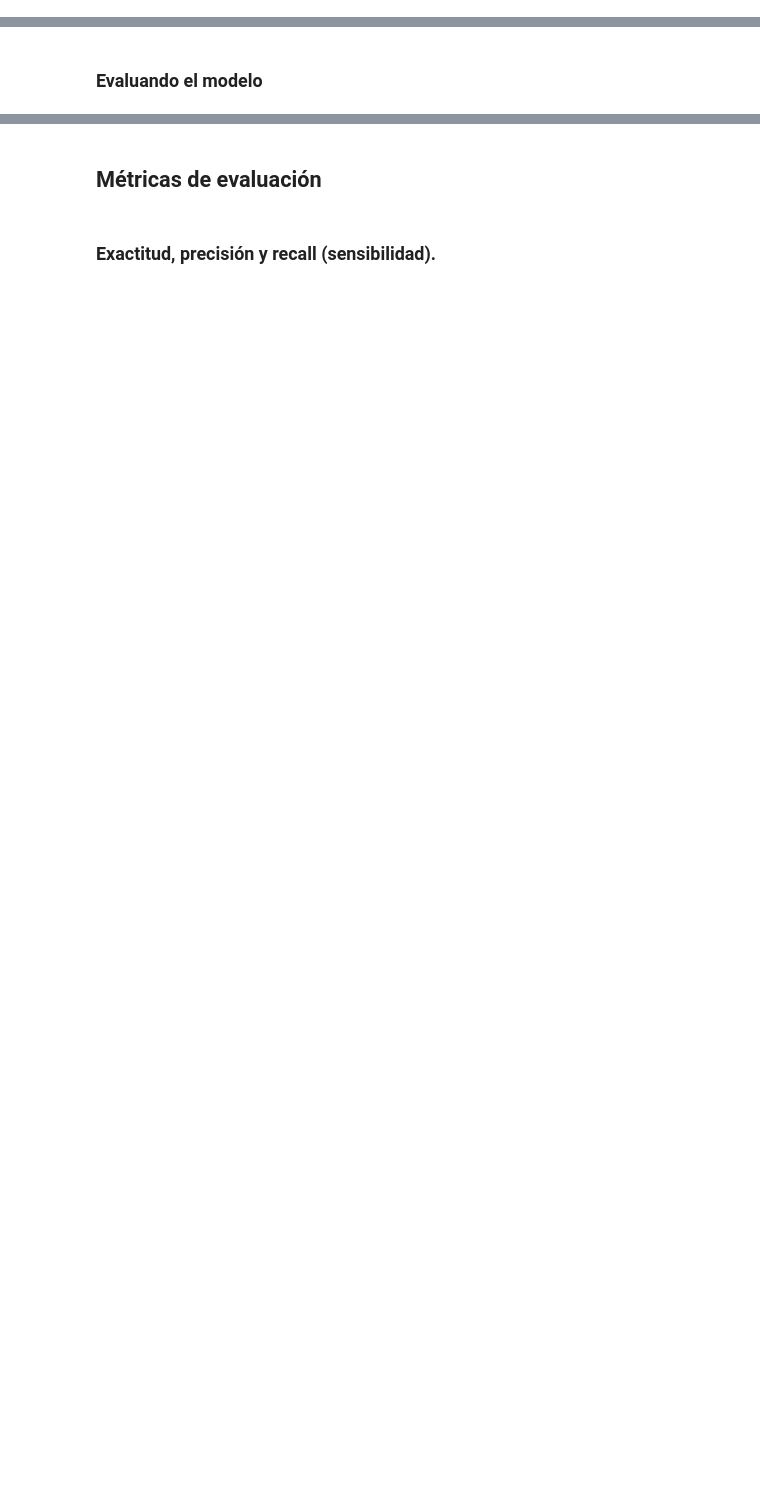
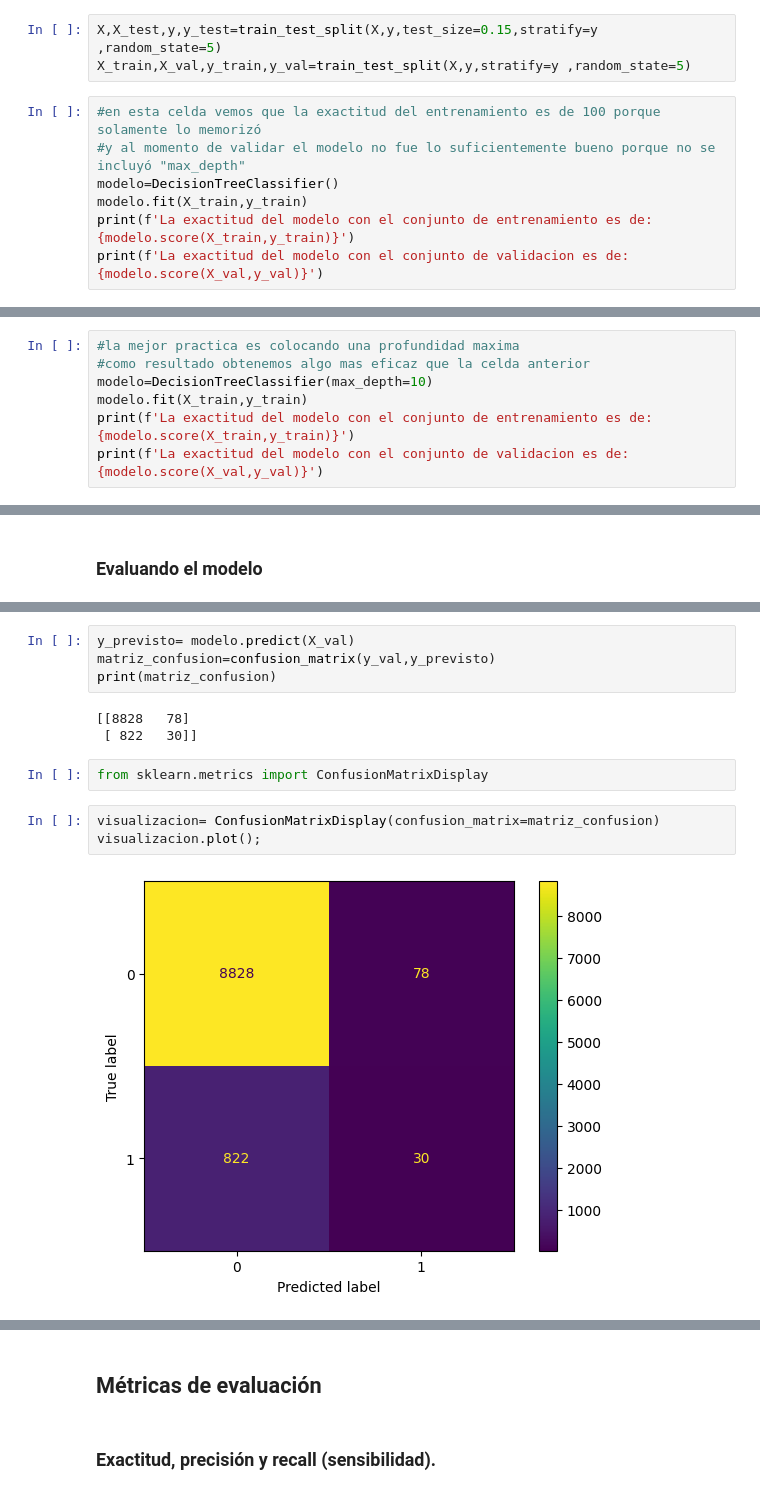
Before and after one commit to Ivan8Garcia/data-science, a Jupyter notebook: Clasificacion_validacion_y_metricas.ipynb, the cells around one changed output, grey strips where cells are left out. Cells and saved outputs as stored; diff of their text form; blank space fills up the shorter version.

```diff
--- a/Clasificacion_validacion_y_metricas.ipynb
+++ b/Clasificacion_validacion_y_metricas.ipynb
@@ -32,0 +70,10 @@ Con el objetivo de verificar la capacidad de generalización de un modelo, debem
+# %%
+X,X_test,y,y_test=train_test_split(X,y,test_size=0.15,stratify=y ,random_state=5)
+X_train,X_val,y_train,y_val=train_test_split(X,y,stratify=y ,random_state=5)
+# %%
+#en esta celda vemos que la exactitud del entrenamiento es de 100 porque solamente lo memorizó
+#y al momento de validar el modelo no fue lo suficientemente bueno porque no se incluyó "max_depth"
+modelo=DecisionTreeClassifier()
+modelo.fit(X_train,y_train)
+print(f'La exactitud del modelo con el conjunto de entrenamiento es de: {modelo.score(X_train,y_train)}')
+print(f'La exactitud del modelo con el conjunto de validacion es de: {modelo.score(X_val,y_val)}')
@@ -32,0 +83,7 @@ Con el objetivo de verificar la capacidad de generalización de un modelo, debem
+# %%
+#la mejor practica es colocando una profundidad maxima
+#como resultado obtenemos algo mas eficaz que la celda anterior
+modelo=DecisionTreeClassifier(max_depth=10)
+modelo.fit(X_train,y_train)
+print(f'La exactitud del modelo con el conjunto de entrenamiento es de: {modelo.score(X_train,y_train)}')
+print(f'La exactitud del modelo con el conjunto de validacion es de: {modelo.score(X_val,y_val)}')
@@ -34,0 +97,14 @@ Con el objetivo de verificar la capacidad de generalización de un modelo, debem
+# %%
+y_previsto= modelo.predict(X_val)
+matriz_confusion=confusion_matrix(y_val,y_previsto)
+print(matriz_confusion)
+# %% [output]
+[[8828   78]
+ [ 822   30]]
+# %%
+from sklearn.metrics import ConfusionMatrixDisplay
+# %%
+visualizacion= ConfusionMatrixDisplay(confusion_matrix=matriz_confusion)
+visualizacion.plot();
+# %% [output]
+[figure, added]
```
Also changed, not shown: parts of 18 cells of this notebook.
